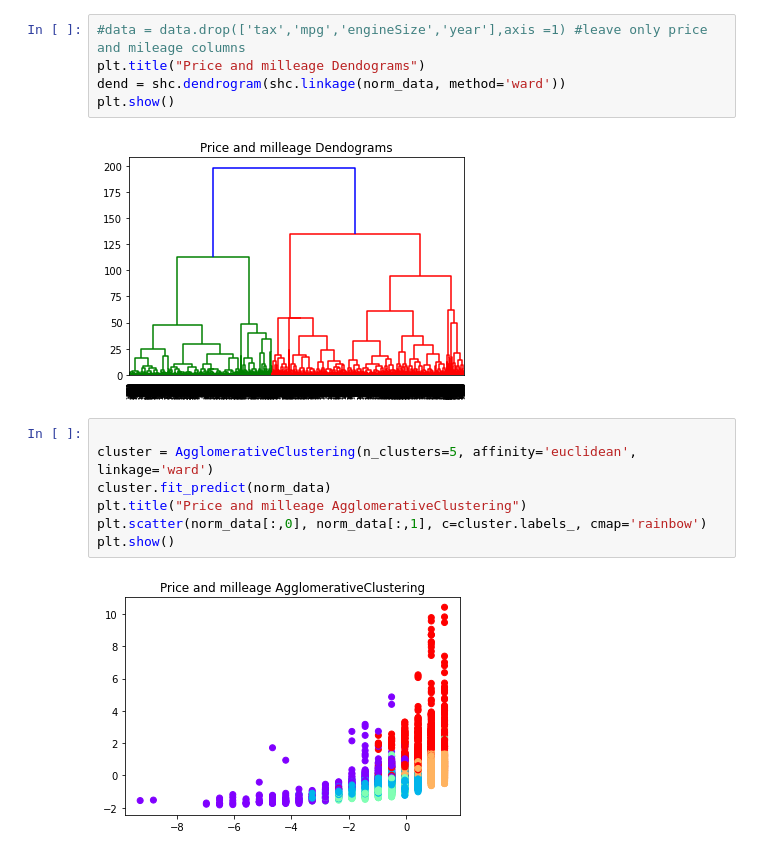
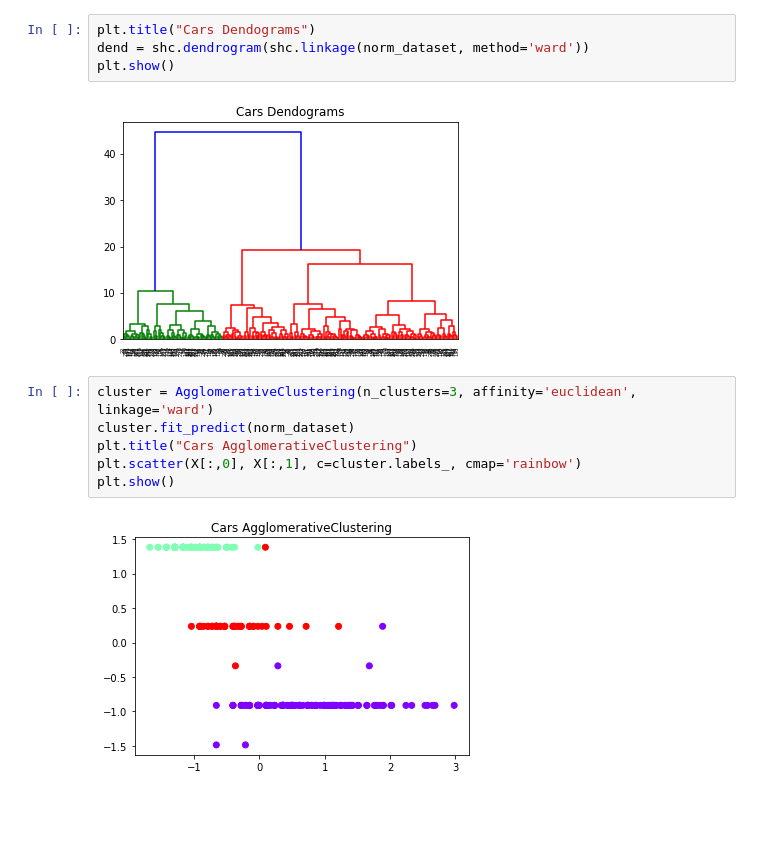
Before and after one commit to Elizav555/Data_Mining, a Jupyter notebook: Clustering.ipynb, the cells around one changed output. Saved outputs shown, nothing was run; the diff lists cells and outputs as text; blank space fills up the shorter version.

```diff
--- a/Clustering.ipynb
+++ b/Clustering.ipynb
@@ -29,16 +75,14 @@ print(norm_data[0:5])
 # %%
-#data = data.drop(['tax','mpg','engineSize','year'],axis =1) #leave only price and mileage columns
-plt.title("Price and milleage Dendograms")
-dend = shc.dendrogram(shc.linkage(norm_data, method='ward'))
+plt.title("Cars Dendograms")
+dend = shc.dendrogram(shc.linkage(norm_dataset, method='ward'))
 plt.show()
 # %% [output]
-[figure, old version]
+[figure, new version]
 # %%
-
-cluster = AgglomerativeClustering(n_clusters=5, affinity='euclidean', linkage='ward')
-cluster.fit_predict(norm_data)
-plt.title("Price and milleage AgglomerativeClustering")
-plt.scatter(norm_data[:,0], norm_data[:,1], c=cluster.labels_, cmap='rainbow')
+cluster = AgglomerativeClustering(n_clusters=3, affinity='euclidean', linkage='ward')
+cluster.fit_predict(norm_dataset)
+plt.title("Cars AgglomerativeClustering")
+plt.scatter(X[:,0], X[:,1], c=cluster.labels_, cmap='rainbow')
 plt.show()
 # %% [output]
-[figure, old version]
+[figure, new version]
```
Also changed, not shown: parts of 14 cells of this notebook.
